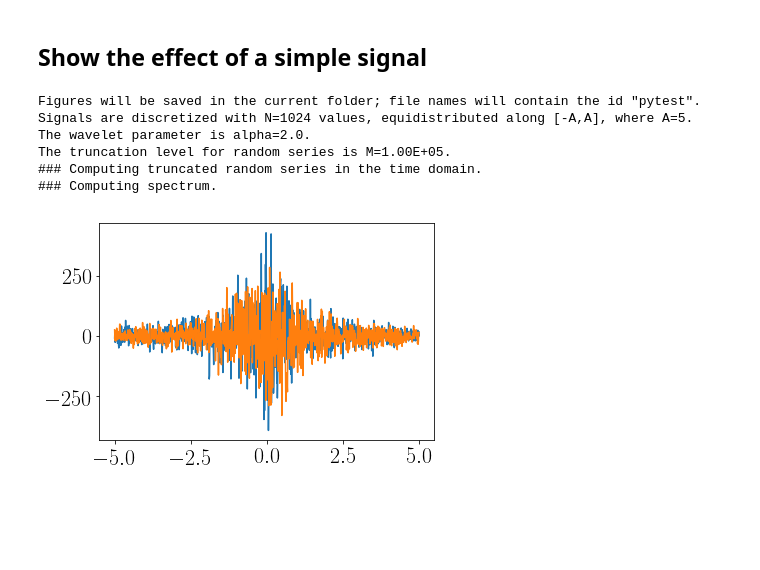
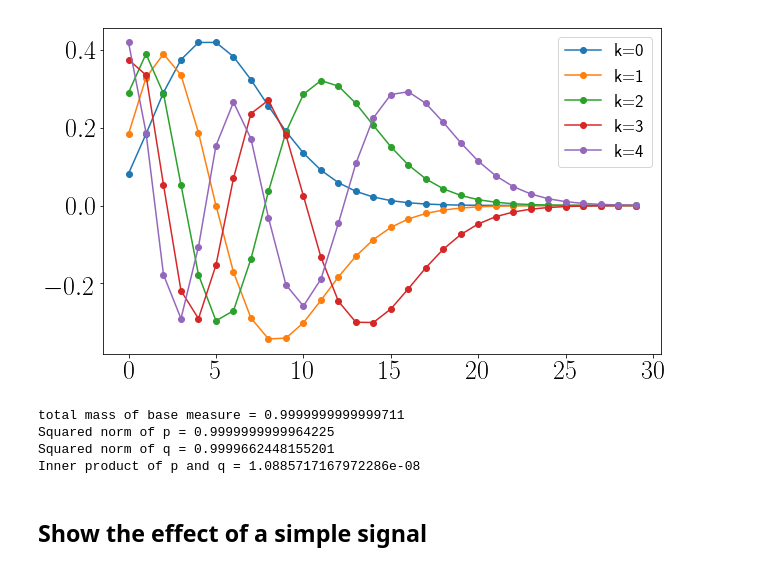
Before and after one commit to rbardenet/tf-transforms-and-gafs, a Jupyter notebook: notebooks/demo_planar.ipynb, the cells around one changed output. Saved outputs shown, nothing was run; the diff lists cells and outputs as text; code cells hidden in the pictures; blank space fills up the shorter version.

```diff
--- a/notebooks/demo_planar.ipynb
+++ b/notebooks/demo_planar.ipynb
@@ -39,19 +46,33 @@ IFrame("scalogram_demo_alpha=0.0.pdf", width=1000, height=400)
+# %%
+# Plot them
+values = np.arange(0,30)
+llambda = 5.
+mu(llambda, values)
+index = 0
+for c in CharlierPolynomials(llambda=llambda, n=6, values=values):
+    plt.plot(values, c*np.sqrt(mu(llambda, values)),'o-',label="k="+str(index))
+    index += 1
+plt.legend()
+plt.savefig("charlierFunctions_lambda=5.pdf")
+plt.savefig("charlierFunctions_lambda=5.eps")
+plt.show()
+# %% [output]
+[figure, added]
+# %%
+# Check orthonormality
+for c in CharlierPolynomials(llambda=llambda, n=3, values=values):
+    p = c
+for c in CharlierPolynomials(llambda=llambda, n=8, values=values):
+    q = c
+
+print("total mass of base measure =", np.sum(mu(llambda,values)))
+print("Squared norm of p =", np.sum(p*p*mu(llambda,values)))
+print("Squared norm of q =", np.sum(q*q*mu(llambda,values)))
+print("Inner product of p and q =", np.sum(p*q*mu(llambda,values)))
+# %% [output]
+total mass of base measure = 0.9999999999999711
+Squared norm of p = 0.9999999999964225
+Squared norm of q = 0.9999662448155201
+Inner product of p and q = 1.0885717167972286e-08
 # %% [markdown]
 ## Show the effect of a simple signal
-# %%
-npr.seed(1)
-xp = hype.Experiment(alpha=2.0, expId="pytest")
-xp.sampleWhiteNoise()
-# %% [output]
-Figures will be saved in the current folder; file names will contain the id "pytest".
-Signals are discretized with N=1024 values, equidistributed along [-A,A], where A=5.
-The wavelet parameter is alpha=2.0.
-The truncation level for random series is M=1.00E+05.
-### Computing truncated random series in the time domain.
-### Computing spectrum.
-# %%
-plt.plot(xp.tArray, np.real(xp.signal))
-plt.plot(xp.tArray, np.imag(xp.signal))
-plt.show()
-# %% [output]
-[figure, removed]
```
Also changed, not shown: parts of 14 cells of this notebook, 14 other files.
